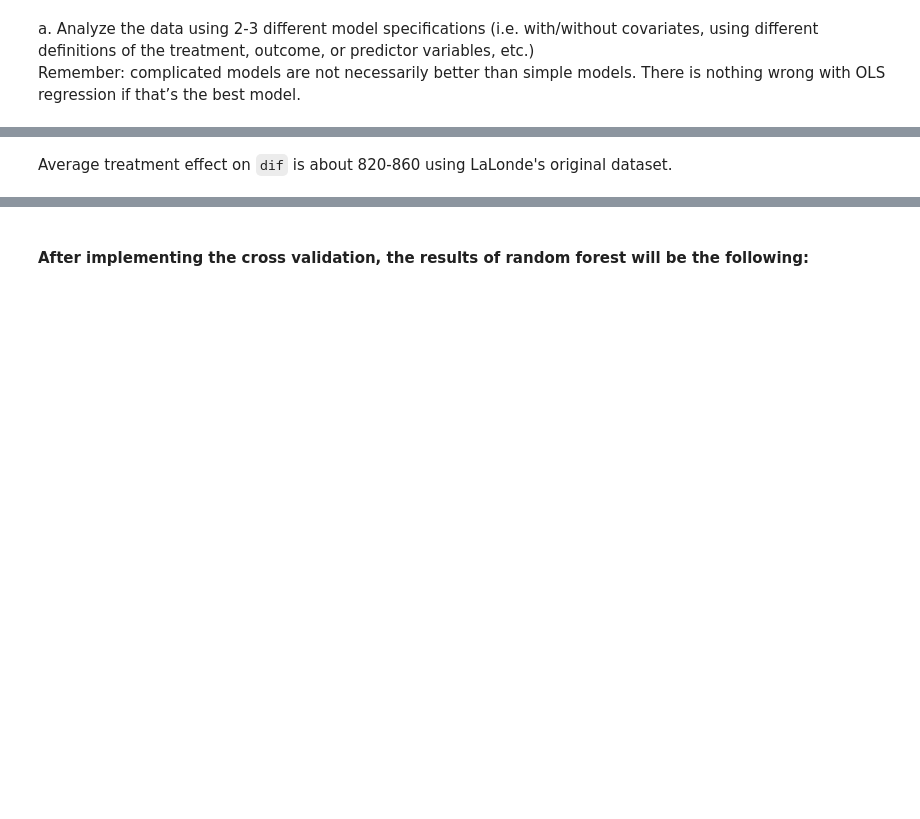
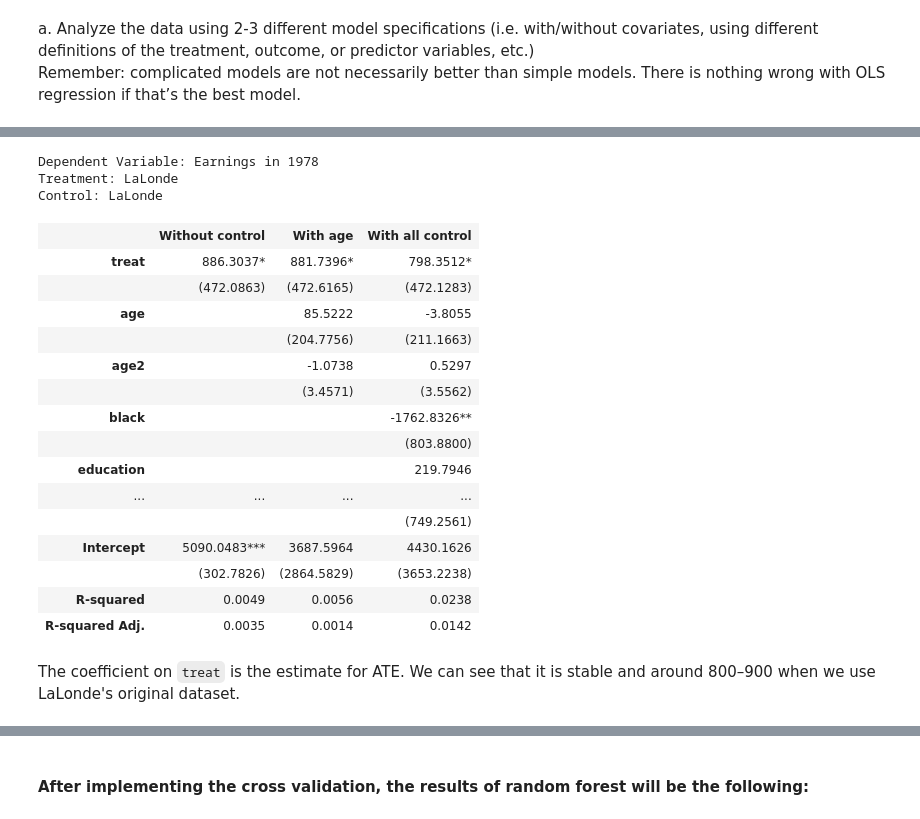
Before and after one commit to Masashi-Yoshioka/570_Project, a Jupyter notebook: 570_Project.ipynb, the cells around one changed output, grey strips where cells are left out. Cells and saved outputs as stored; diff of their text form; code cells hidden in the pictures; blank space fills up the shorter version.

```diff
--- a/570_Project.ipynb
+++ b/570_Project.ipynb
@@ -342,4 +354,26 @@ Standard errors in parentheses.
+# %%
+Regression_result(outcome = 're78', treat_id = 'LT', control_id = 'LC', df = df)
+# %% [output]
+Dependent Variable: Earnings in 1978
+Treatment: LaLonde
+Control: LaLonde
+|  | Without control | With age | With all control |
+| treat | 886.3037* | 881.7396* | 798.3512* |
+|  | (472.0863) | (472.6165) | (472.1283) |
+| age |  | 85.5222 | -3.8055 |
+|  |  | (204.7756) | (211.1663) |
+| age2 |  | -1.0738 | 0.5297 |
+|  |  | (3.4571) | (3.5562) |
+| black |  |  | -1762.8326** |
+|  |  |  | (803.8800) |
+| education |  |  | 219.7946 |
+| ... | ... | ... | ... |
+|  |  |  | (749.2561) |
+| Intercept | 5090.0483*** | 3687.5964 | 4430.1626 |
+|  | (302.7826) | (2864.5829) | (3653.2238) |
+| R-squared | 0.0049 | 0.0056 | 0.0238 |
+| R-squared Adj. | 0.0035 | 0.0014 | 0.0142 |
 # %% [markdown]
-Average treatment effect on `dif` is about 820-860 using LaLonde's original dataset.
+The coefficient on `treat` is the estimate for ATE. We can see that it is stable and around 800&ndash;900 when we use LaLonde's original dataset.
 # %%
 # Obtain a 'true' average treatment effects over the DW subset
```
Also changed, not shown: parts of 45 cells of this notebook, 1 other file.
